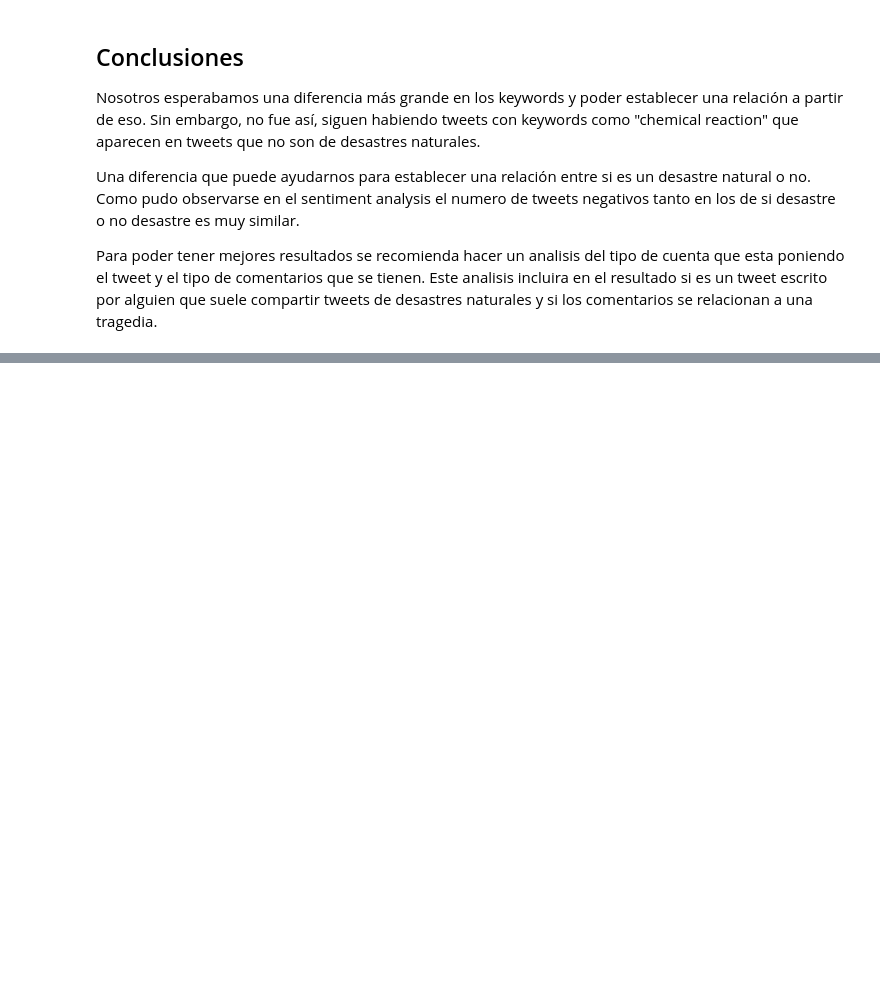
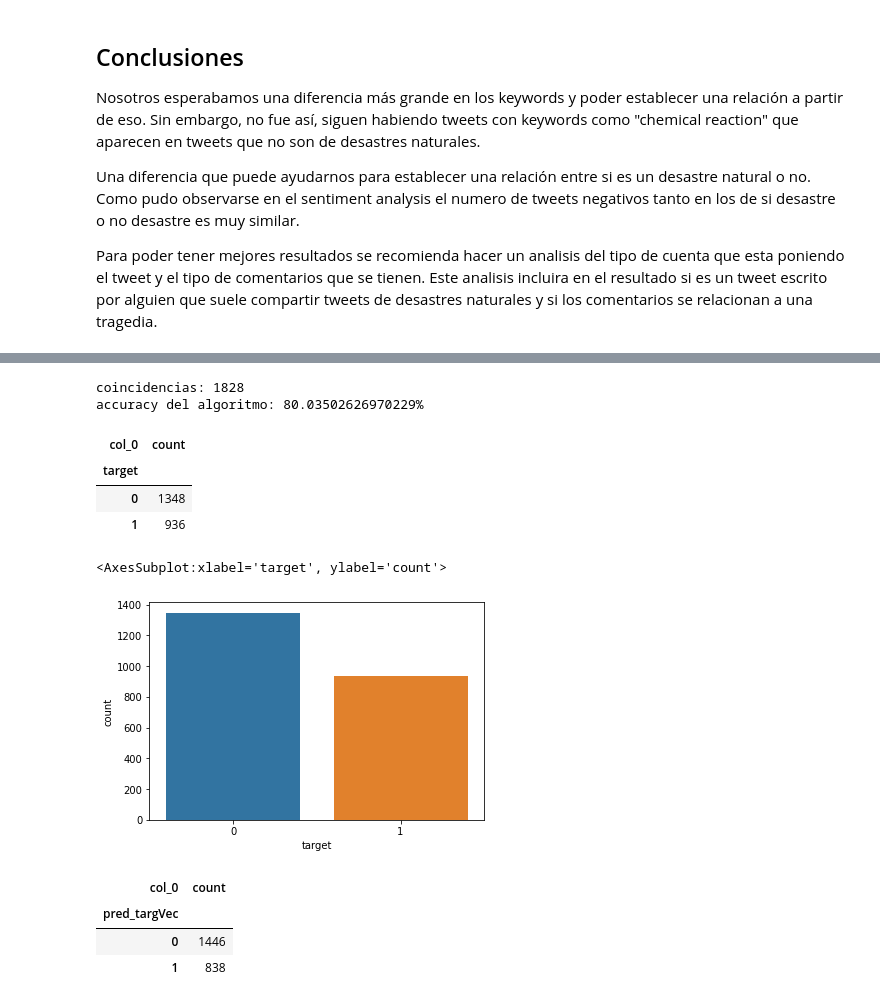
Before and after one commit to marisaaaai/Proyecto2DS, a Jupyter notebook: Proyecto2.ipynb, the cells around one changed output, grey strips where cells are left out. Cells and saved outputs as stored; diff of their text form; code cells hidden in the pictures; blank space fills up the shorter version.

```diff
--- a/Proyecto2.ipynb
+++ b/Proyecto2.ipynb
@@ -752,0 +842,6 @@ Para poder tener mejores resultados se recomienda hacer un analisis del tipo de
+# %%
+pipeline = Pipeline([
+    ('bow', CountVectorizer()),  # strings to token integ
+    ('classifier', MultinomialNB()),  # train on TF-IDF vectors w/ Naive Bayes classifier
+])
+pipeline
@@ -752,0 +850,5 @@ Para poder tener mejores resultados se recomienda hacer un analisis del tipo de
+# %%
+X_train = train['new text']
+y_train = train['target']
+X_test = test['new text']
+pipeline.fit(X_train, y_train)
@@ -752,0 +857,3 @@ Para poder tener mejores resultados se recomienda hacer un analisis del tipo de
+# %%
+y_test = pipeline.predict(X_test)
+y_test
@@ -752,0 +862,4 @@ Para poder tener mejores resultados se recomienda hacer un analisis del tipo de
+# %%
+
+test['pred_targVec'] = y_test
+test.head()
@@ -752,0 +878,33 @@ Para poder tener mejores resultados se recomienda hacer un analisis del tipo de
+# %%
+coin = 0
+total = len(test)
+for i in range(total):
+    targ = test.iloc[i,4]
+    predtarg = test.iloc[i,7]
+    if (targ == predtarg):
+        coin += 1
+print('coincidencias: ' + str(coin))
+accV = (coin / total)*100
+print('accuracy del algoritmo: ' + str(accV)+'%')
+# %% [output]
+coincidencias: 1828
+accuracy del algoritmo: 80.03502626970229%
+# %%
+pd.crosstab(index=test['target'], columns='count')
+# %% [output]
+| col_0 | count |
+| target |  |
+| 0 | 1348 |
+| 1 | 936 |
+# %%
+sns.countplot(data=test, x='target')
+# %% [output]
+<AxesSubplot:xlabel='target', ylabel='count'>
+[figure, added]
+# %%
+pd.crosstab(index=test['pred_targVec'], columns='count')
+# %% [output]
+| col_0 | count |
+| pred_targVec |  |
+| 0 | 1446 |
+| 1 | 838 |
```
Also changed, not shown: parts of 23 cells of this notebook.
